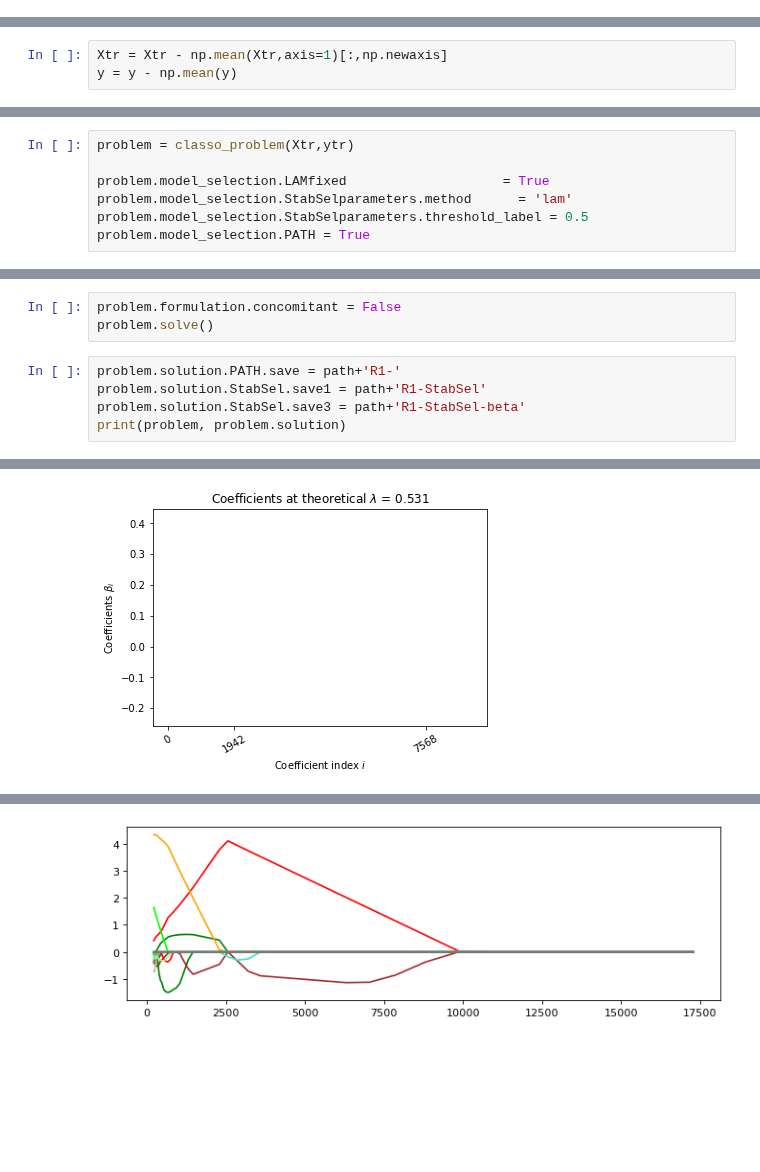
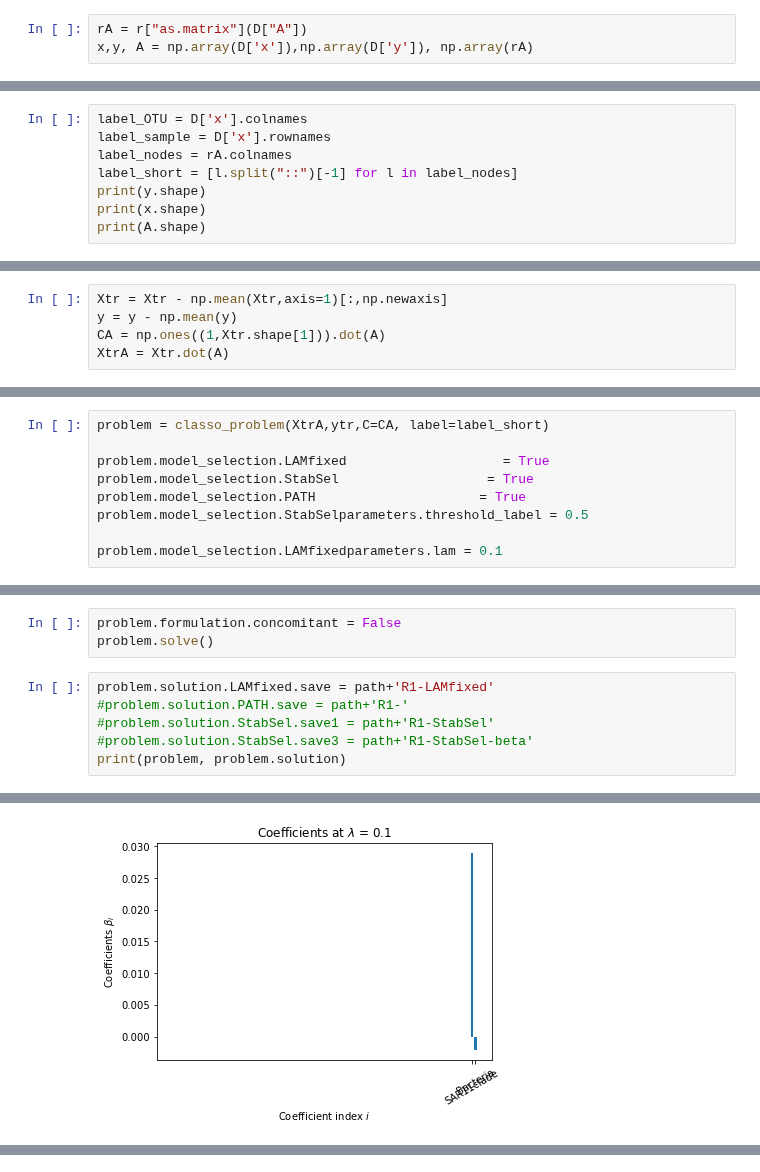
Before and after one commit to Leo-Simpson/c-lasso, a Jupyter notebook: examples/example notebook.ipynb, the cells around one changed output, grey strips where cells are left out. Drawn from its saved outputs; the diff is of its cells as text; blank space fills up the shorter version.

```diff
--- a/examples/example notebook.ipynb
+++ b/examples/example notebook.ipynb
@@ -653,0 +631,3 @@ print(A.shape)
+# %%
+rA = r["as.matrix"](D["A"])
+x,y, A = np.array(D['x']),np.array(D['y']), np.array(rA)
@@ -653,0 +636,8 @@ print(A.shape)
+# %%
+label_OTU = D['x'].colnames
+label_sample = D['x'].rownames
+label_nodes = rA.colnames
+label_short = [l.split("::")[-1] for l in label_nodes]
+print(y.shape)
+print(x.shape)
+print(A.shape)
@@ -668,24 +662,29 @@ Xte = np.log(pseudo_count+x[perm[:n]])
 # %%
 Xtr = Xtr - np.mean(Xtr,axis=1)[:,np.newaxis]
 y = y - np.mean(y)
+CA = np.ones((1,Xtr.shape[1])).dot(A)
+XtrA = Xtr.dot(A)
 # %% [markdown]
 ## Create classo instance and change parameters
 # %%
-problem = classo_problem(Xtr,ytr)
+problem = classo_problem(XtrA,ytr,C=CA, label=label_short)
 
 problem.model_selection.LAMfixed                    = True
-problem.model_selection.StabSelparameters.method      = 'lam'
+problem.model_selection.StabSel                   = True
+problem.model_selection.PATH                     = True
 problem.model_selection.StabSelparameters.threshold_label = 0.5
-problem.model_selection.PATH = True
+
+problem.model_selection.LAMfixedparameters.lam = 0.1
 # %% [markdown]
 ## R1
 # %%
 problem.formulation.concomitant = False
 problem.solve()
 # %%
-problem.solution.PATH.save = path+'R1-'
-problem.solution.StabSel.save1 = path+'R1-StabSel'
-problem.solution.StabSel.save3 = path+'R1-StabSel-beta'
+problem.solution.LAMfixed.save = path+'R1-LAMfixed'
+#problem.solution.PATH.save = path+'R1-'
+#problem.solution.StabSel.save1 = path+'R1-StabSel'
+#problem.solution.StabSel.save3 = path+'R1-StabSel-beta'
 print(problem, problem.solution)
 # %% [output]
 FORMULATION: R1
@@ -708 +707 @@ LAMBDA FIXED PARAMETERS:
-[figure, old version]
+[figure, new version]
@@ -710 +721,0 @@ IndexError: list index out of range
-[figure, old version]
```
Also changed, not shown: parts of 6 cells of this notebook, 5 other files.
